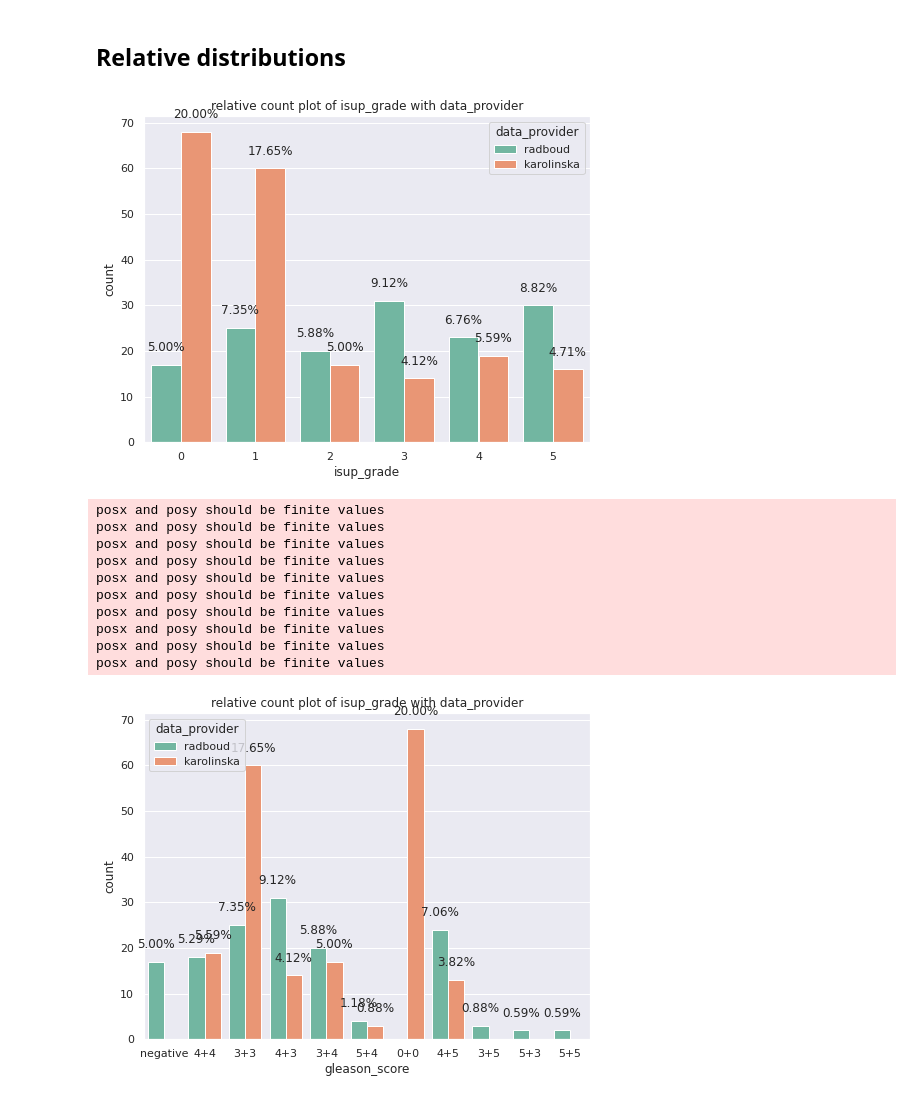
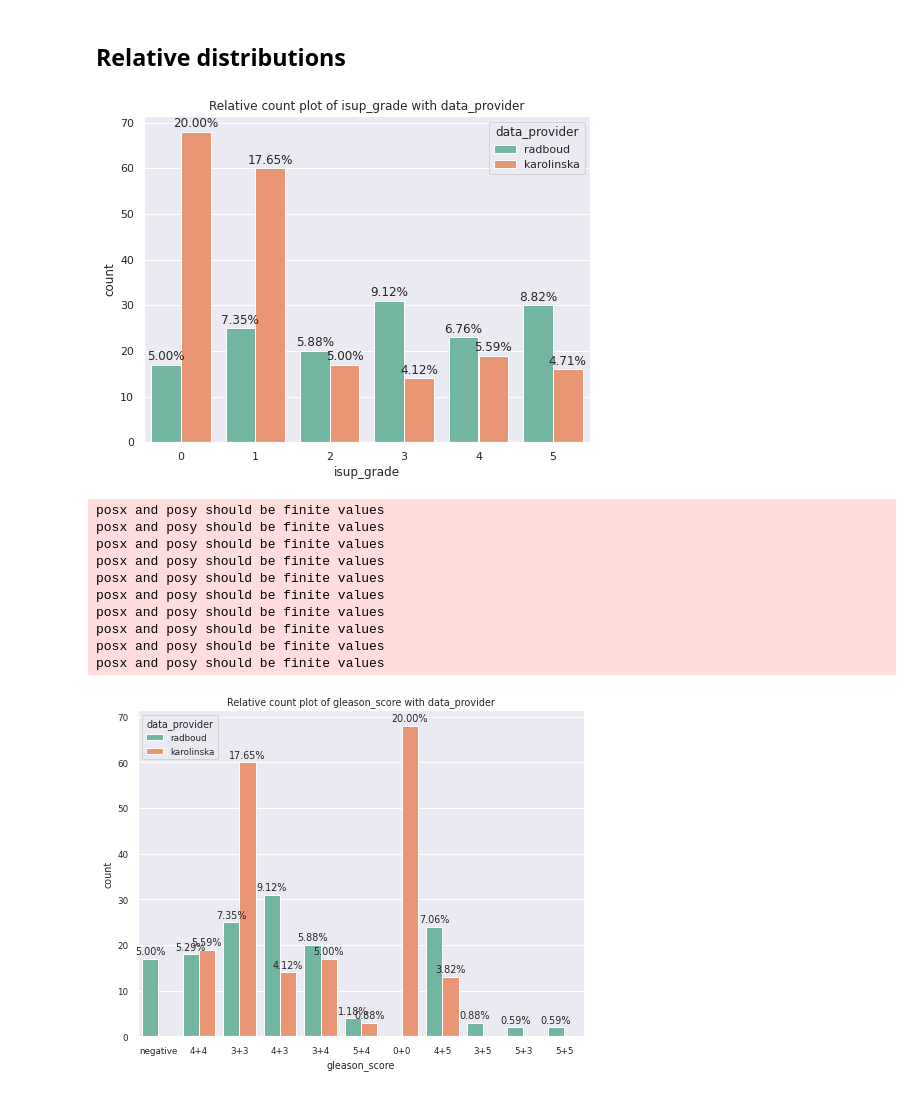
Before and after one commit to clementapa/Prostate-Cancer-Image-Classification, a Jupyter notebook: data_analysis.ipynb, the cells around one changed output. Drawn from its saved outputs; the diff is of its cells as text; code cells hidden in the pictures.

Commit message:
update data analysis

```diff
--- a/data_analysis.ipynb
+++ b/data_analysis.ipynb
@@ -75,26 +81,26 @@ def plot_relative_distribution(df, feature, hue, title='', size=2):
     for p in ax.patches:
         height = p.get_height()
         ax.text(p.get_x()+p.get_width()/2.,
-                height + 3,
+                height + 1,
                 '{:1.2f}%'.format(100*height/total),
                 ha="center")
-    sns.set(font_scale=1.0)
+    sns.set(font_scale=0.8)
     plt.show()
 # %%
-plot_relative_distribution(df=df_train_raw, feature='isup_grade', hue='data_provider', title = 'relative count plot of isup_grade with data_provider', size=2)
+plot_relative_distribution(df=df_train_raw, feature='isup_grade', hue='data_provider', title = 'Relative count plot of isup_grade with data_provider', size=2)
 # %% [output]
-[figure, old version]
+[figure, new version]
 # %%
-plot_relative_distribution(df=df_train_raw, feature='gleason_score', hue='data_provider', title = 'relative count plot of isup_grade with data_provider', size=2)
+plot_relative_distribution(df=df_train_raw, feature='gleason_score', hue='data_provider', title = 'Relative count plot of gleason_score with data_provider', size=2)
 # %% [output]
 posx and posy should be finite values
 posx and posy should be finite values
 posx and posy should be finite values
 posx and posy should be finite values
 posx and posy should be finite values
 posx and posy should be finite values
 posx and posy should be finite values
 posx and posy should be finite values
 posx and posy should be finite values
 posx and posy should be finite values
-[figure, old version]
+[figure, new version]
```
Also changed, not shown: parts of 7 cells of this notebook.
